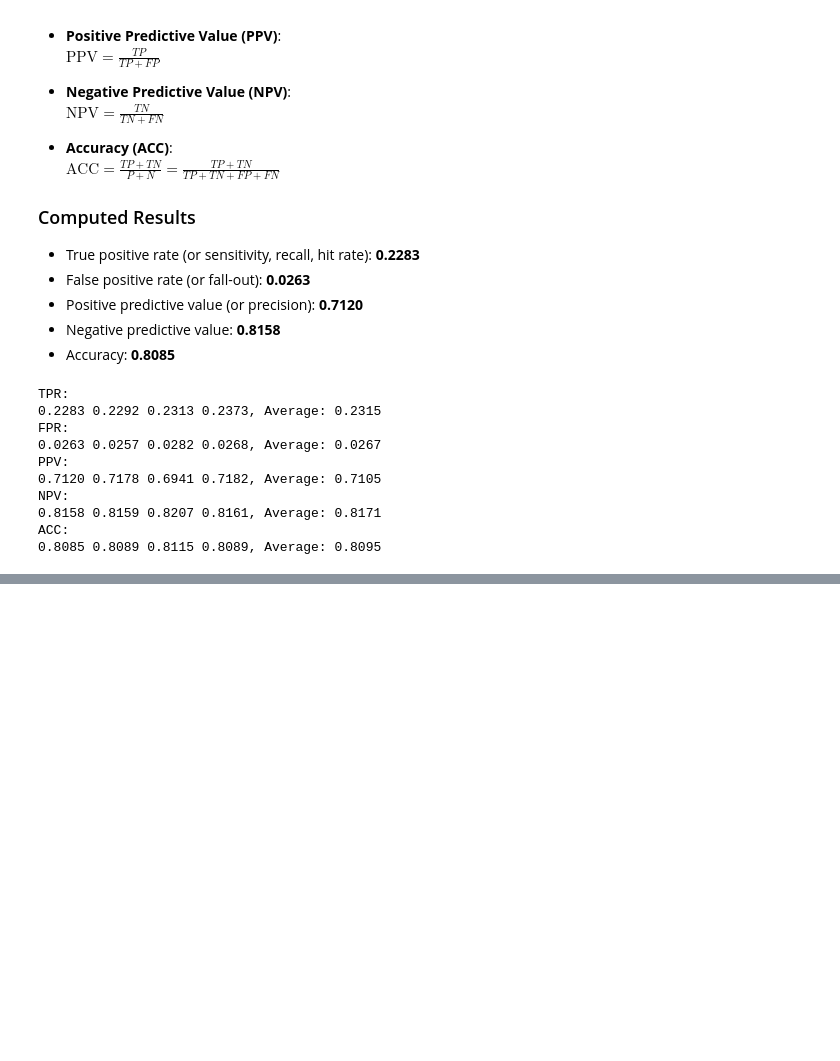
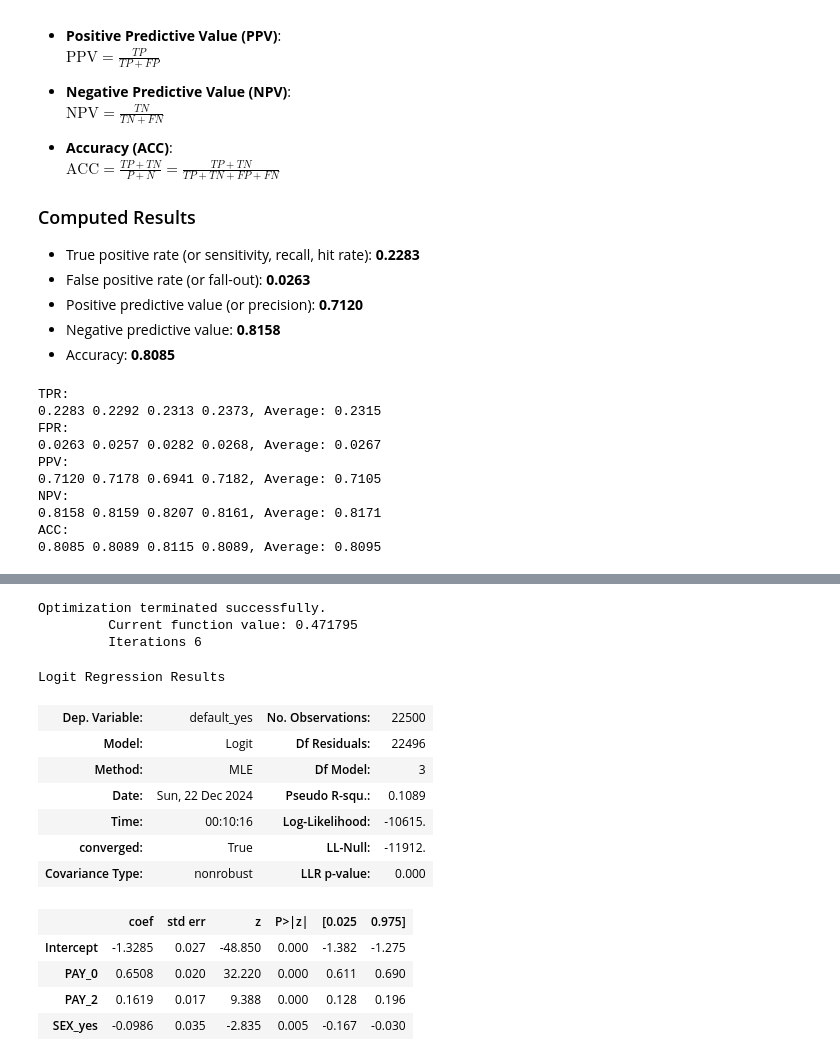
Before and after one commit to MaxBiber/statistics, a Jupyter notebook: credit_card_notebook.ipynb, the cells around one changed output, grey strips where cells are left out. Drawn from its saved outputs; the diff is of its cells as text; code cells hidden in the pictures; blank space fills up the shorter version.

Commit message:
By adding variable SEX

```diff
--- a/credit_card_notebook.ipynb
+++ b/credit_card_notebook.ipynb
@@ -323,0 +338,29 @@ ACC:
+# %%
+X = credit_card[['PAY_0','PAY_2','SEX_yes']]
+y = credit_card['default_yes']
+
+f = 'default_yes ~ PAY_0 + PAY_2 + SEX_yes'
+
+X_train, X_test, y_train, y_test = train_test_split(X, y)
+train = X_train.join(y_train)
+
+
+res = smf.logit(formula=f, data=train).fit()
+res.summary()
+# %% [output]
+Optimization terminated successfully.
+         Current function value: 0.471795
+         Iterations 6
+Logit Regression Results
+| Dep. Variable: | default_yes | No. Observations: | 22500 |
+| Model: | Logit | Df Residuals: | 22496 |
+| Method: | MLE | Df Model: | 3 |
+| Date: | Sun, 22 Dec 2024 | Pseudo R-squ.: | 0.1089 |
+| Time: | 00:10:16 | Log-Likelihood: | -10615. |
+| converged: | True | LL-Null: | -11912. |
+| Covariance Type: | nonrobust | LLR p-value: | 0.000 |
+|  | coef | std err | z | P>|z| | [0.025 | 0.975] |
+| Intercept | -1.3285 | 0.027 | -48.850 | 0.000 | -1.382 | -1.275 |
+| PAY_0 | 0.6508 | 0.020 | 32.220 | 0.000 | 0.611 | 0.690 |
+| PAY_2 | 0.1619 | 0.017 | 9.388 | 0.000 | 0.128 | 0.196 |
+| SEX_yes | -0.0986 | 0.035 | -2.835 | 0.005 | -0.167 | -0.030 |
```
Also changed, not shown: parts of 5 cells of this notebook.
